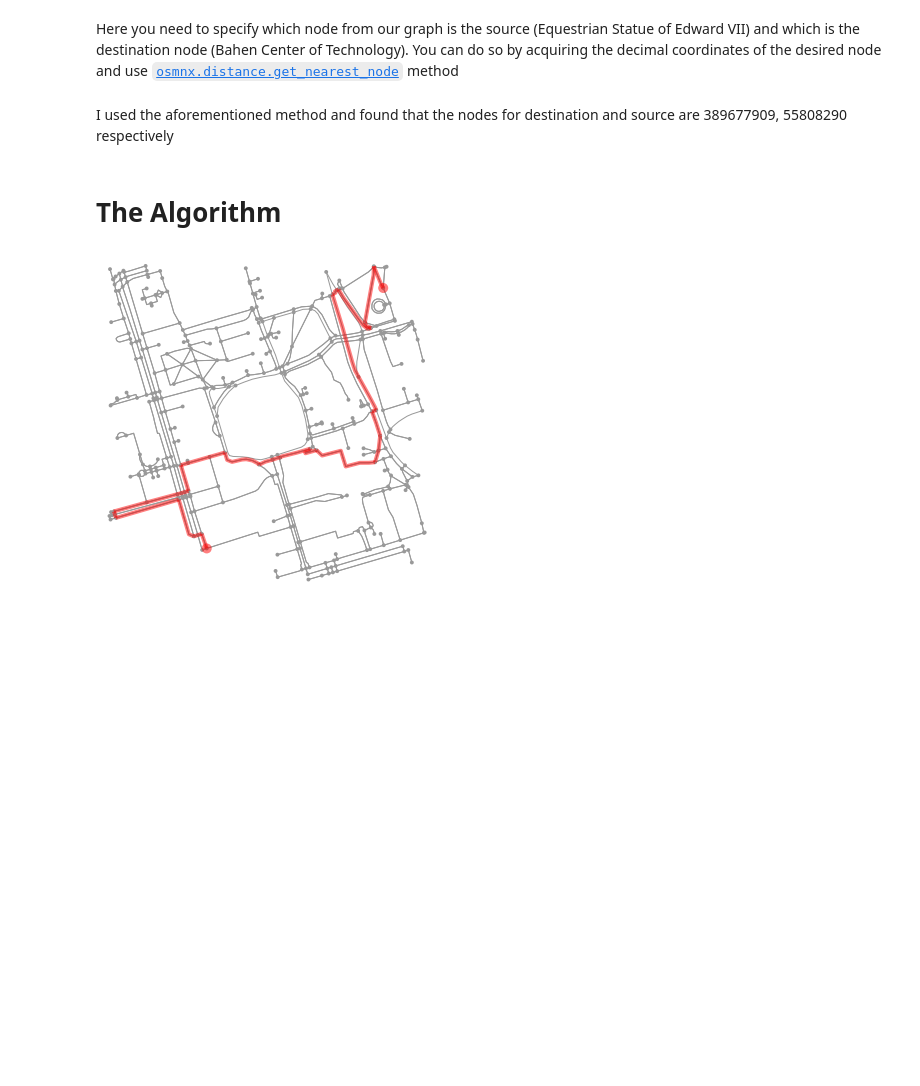
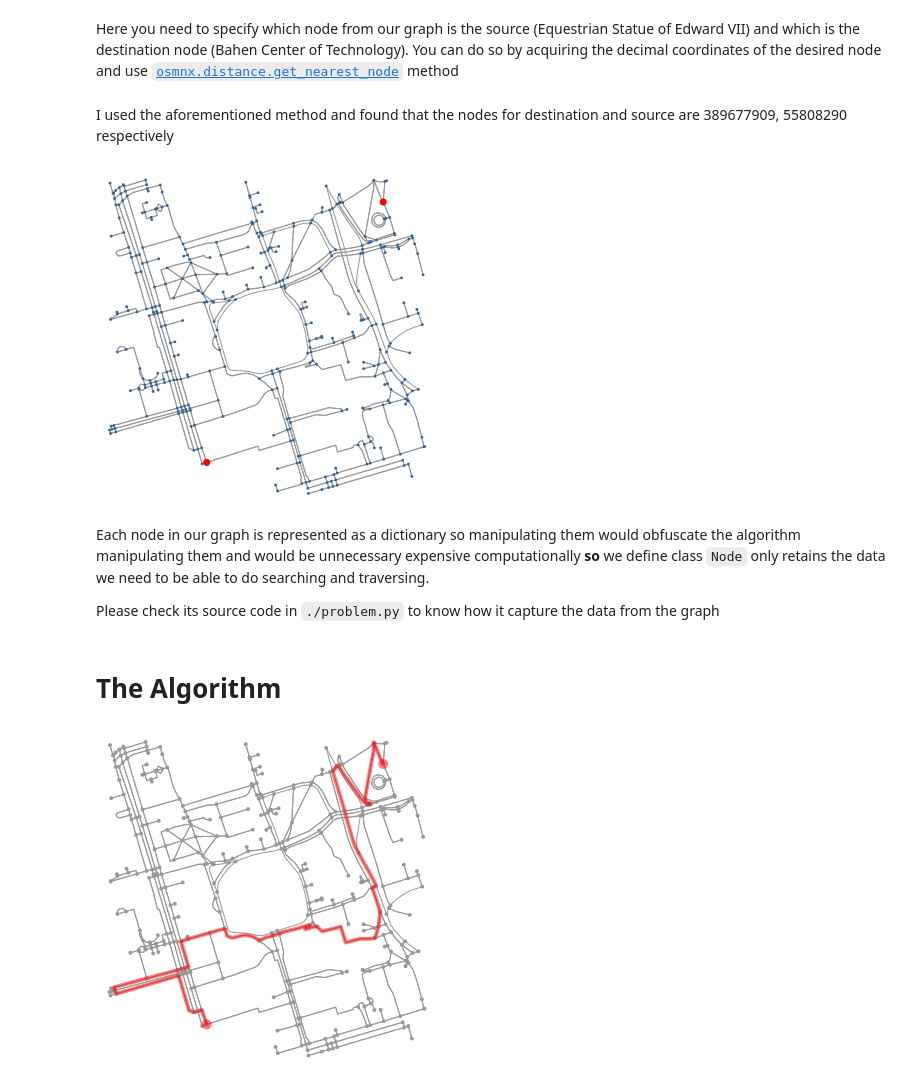
Before and after one commit to Dr-AlaaKhamis/Graph-Search-Algorithms, a Jupyter notebook: depth_first_search.ipynb, the cells around one changed output. Saved outputs shown, nothing was run; the diff lists cells and outputs as text; code cells hidden in the pictures; blank space fills up the shorter version.

Commit message:
depth first search notebook wasn't complete

````diff
--- a/depth_first_search.ipynb
+++ b/depth_first_search.ipynb
@@ -53,6 +53,18 @@ IFrame(filepath, width=600, height=500)
 Here you need to specify which node from our graph is the source (Equestrian Statue of Edward VII) and which is the destination node (Bahen Center of Technology). You can do so by acquiring the decimal coordinates of the desired node and use [```osmnx.distance.get_nearest_node```](https://osmnx.readthedocs.io/en/stable/osmnx.html#osmnx.distance.get_nearest_node) method
 # %% [markdown]
 I used the aforementioned method and found that the nodes for destination and source are 389677909, 55808290 respectively
+# %%
+# marking both the source and destination node
+
+nc = ['r' if node == 389677909 or node == 55808290 else '#336699' for node in G.nodes()]
+ns = [50 if node == 389677909 or node == 55808290 else 8 for node in G.nodes()]
+fig, ax = ox.plot_graph(G, node_size=ns, node_color=nc, node_zorder=2)
+# %% [output]
+[figure, added]
+# %% [markdown]
+Each node in our graph is represented as a dictionary so manipulating them would obfuscate the algorithm manipulating them and would be unnecessary expensive computationally <b>so</b> we define class ```Node``` only retains the data we need to be able to do searching and traversing.
+
+Please check its source code in ```./problem.py``` to know how it capture the data from the graph
 # %%
 %%capture
 source(Node)
````
